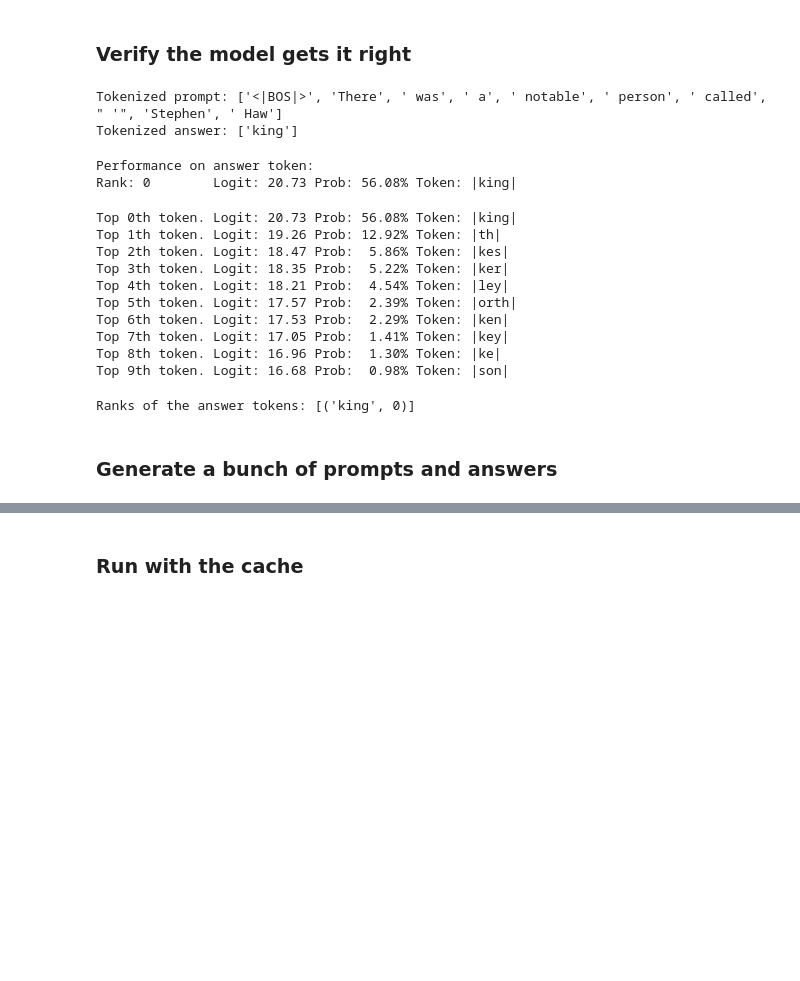
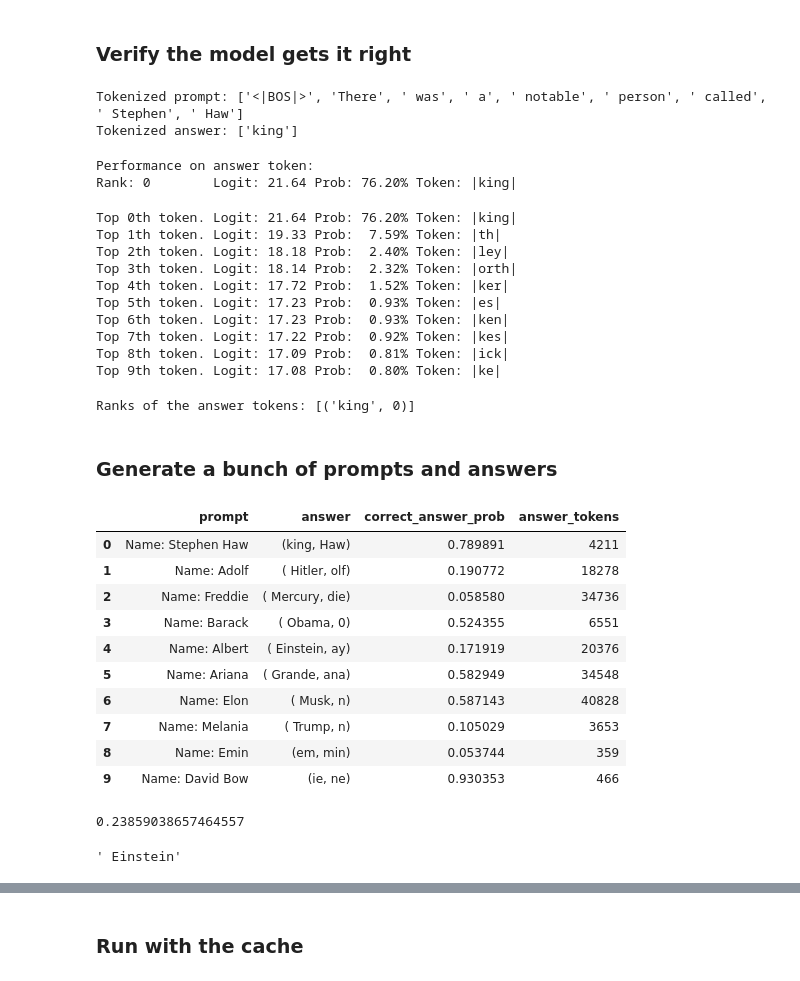
Before and after one commit to alan-cooney/mech-interp-code-generation, a Jupyter notebook: Exploratory_Analysis_Demo.ipynb, the cells around one changed output, grey strips where cells are left out. Cells and saved outputs as stored; diff of their text form; code cells hidden in the pictures; blank space fills up the shorter version.

```diff
--- a/Exploratory_Analysis_Demo.ipynb
+++ b/Exploratory_Analysis_Demo.ipynb
@@ -106,55 +106,85 @@ Finished loading pretrained model NeelNanda/Attn_Only_1L512W_C4_Code into EasyTr
 ### Verify the model gets it right
 # %%
 # Using a standard format
-example_prompt = "There was a notable person called 'Stephen Haw"
+example_prompt = "There was a notable person called Stephen Haw"
 example_answer = "king"
 prompt = example_prompt + example_answer
 utils.test_prompt(example_prompt, example_answer, model=model, prepend_bos=True, prepend_space_to_answer=False)
 # %% [output]
-Tokenized prompt: ['<|BOS|>', 'There', ' was', ' a', ' notable', ' person', ' called', " '", 'Stephen', ' Haw']
+Tokenized prompt: ['<|BOS|>', 'There', ' was', ' a', ' notable', ' person', ' called', ' Stephen', ' Haw']
 Tokenized answer: ['king']
 Performance on answer token:
-Rank: 0        Logit: 20.73 Prob: 56.08% Token: |king|
+Rank: 0        Logit: 21.64 Prob: 76.20% Token: |king|
-Top 0th token. Logit: 20.73 Prob: 56.08% Token: |king|
-Top 1th token. Logit: 19.26 Prob: 12.92% Token: |th|
-Top 2th token. Logit: 18.47 Prob:  5.86% Token: |kes|
-Top 3th token. Logit: 18.35 Prob:  5.22% Token: |ker|
-Top 4th token. Logit: 18.21 Prob:  4.54% Token: |ley|
-Top 5th token. Logit: 17.57 Prob:  2.39% Token: |orth|
-Top 6th token. Logit: 17.53 Prob:  2.29% Token: |ken|
-Top 7th token. Logit: 17.05 Prob:  1.41% Token: |key|
-Top 8th token. Logit: 16.96 Prob:  1.30% Token: |ke|
-Top 9th token. Logit: 16.68 Prob:  0.98% Token: |son|
+Top 0th token. Logit: 21.64 Prob: 76.20% Token: |king|
+Top 1th token. Logit: 19.33 Prob:  7.59% Token: |th|
+Top 2th token. Logit: 18.18 Prob:  2.40% Token: |ley|
+Top 3th token. Logit: 18.14 Prob:  2.32% Token: |orth|
+Top 4th token. Logit: 17.72 Prob:  1.52% Token: |ker|
+Top 5th token. Logit: 17.23 Prob:  0.93% Token: |es|
+Top 6th token. Logit: 17.23 Prob:  0.93% Token: |ken|
+Top 7th token. Logit: 17.22 Prob:  0.92% Token: |kes|
+Top 8th token. Logit: 17.09 Prob:  0.81% Token: |ick|
+Top 9th token. Logit: 17.08 Prob:  0.80% Token: |ke|
 Ranks of the answer tokens: [('king', 0)]
 # %% [markdown]
 ### Generate a bunch of prompts and answers
 # %%
 data = pd.read_csv("data/sample_names.csv")
 
 prompts = []
 answers = []
-model_results = []
+correct_answer_probs = []
+answer_tokens = data["tokenized"].apply(ast.literal_eval).apply(lambda x: x[2])
 
 # Iterate over pandas rows
 for index, row in data.iterrows():
     tokens = ast.literal_eval(row["tokenized"])
     bigram = row["bigrams"]
 
-    prompt_str = model.tokenizer.decode(tokens[0:2])
+    prompt_str = "Name: " + model.tokenizer.decode(tokens[0:2])
     answer_str = model.tokenizer.decode(tokens[2])
     bigram_str = model.tokenizer.decode(bigram)
 
-    print(model(prompt_str).shape)
-    break
-    res = torch.argmax(model(prompt_str), dim=-1).item()
-    model_results.append(res)
+    # print(model(prompt_str).shape)
+    # break
+    logits = model(prompt_str)[0][-1]
+    probs = F.softmax(logits, dim=-1)
+    prob = probs[model.to_single_token(answer_str)]
+    correct_answer_probs.append(prob.item())
 
-    prompts.append("There was a notable person called '"+ prompt_str)
+    prompts.append(prompt_str)
     answers.append((answer_str, bigram_str))
 
-# clear_output(wait=True)
+clear_output(wait=True)
 
-# pd.DataFrame({"prompt":prompts, "answer":answers, "model_res": model_results}).head(10)
+pd.DataFrame({
+    "prompt":prompts,
+    "answer":answers,
+    "correct_answer_prob": correct_answer_probs,
+    "answer_tokens": answer_tokens
+    }).head(10)
+# %% [output]
+|  | prompt | answer | correct_answer_prob | answer_tokens |
+| 0 | Name: Stephen Haw | (king, Haw) | 0.789891 | 4211 |
+| 1 | Name: Adolf | ( Hitler, olf) | 0.190772 | 18278 |
+| 2 | Name: Freddie | ( Mercury, die) | 0.058580 | 34736 |
+| 3 | Name: Barack | ( Obama, 0) | 0.524355 | 6551 |
+| 4 | Name: Albert | ( Einstein, ay) | 0.171919 | 20376 |
+| 5 | Name: Ariana | ( Grande, ana) | 0.582949 | 34548 |
+| 6 | Name: Elon | ( Musk, n) | 0.587143 | 40828 |
+| 7 | Name: Melania | ( Trump, n) | 0.105029 | 3653 |
+| 8 | Name: Emin | (em, min) | 0.053744 | 359 |
+| 9 | Name: David Bow | (ie, ne) | 0.930353 | 466 |
+# %%
+# Correct answer average probability
+np.array(correct_answer_probs).mean()
+# %% [output]
+0.23859038657464557
+# %%
+# Just interesting that this is a token!
+model.to_string([20376])
+# %% [output]
+' Einstein'
 # %%
 # Note prompts need to be the same length (in tokens) for activation patching
 # (whereas they don't appear to need this for the other methods)
```
Also changed, not shown: parts of 6 cells of this notebook.
